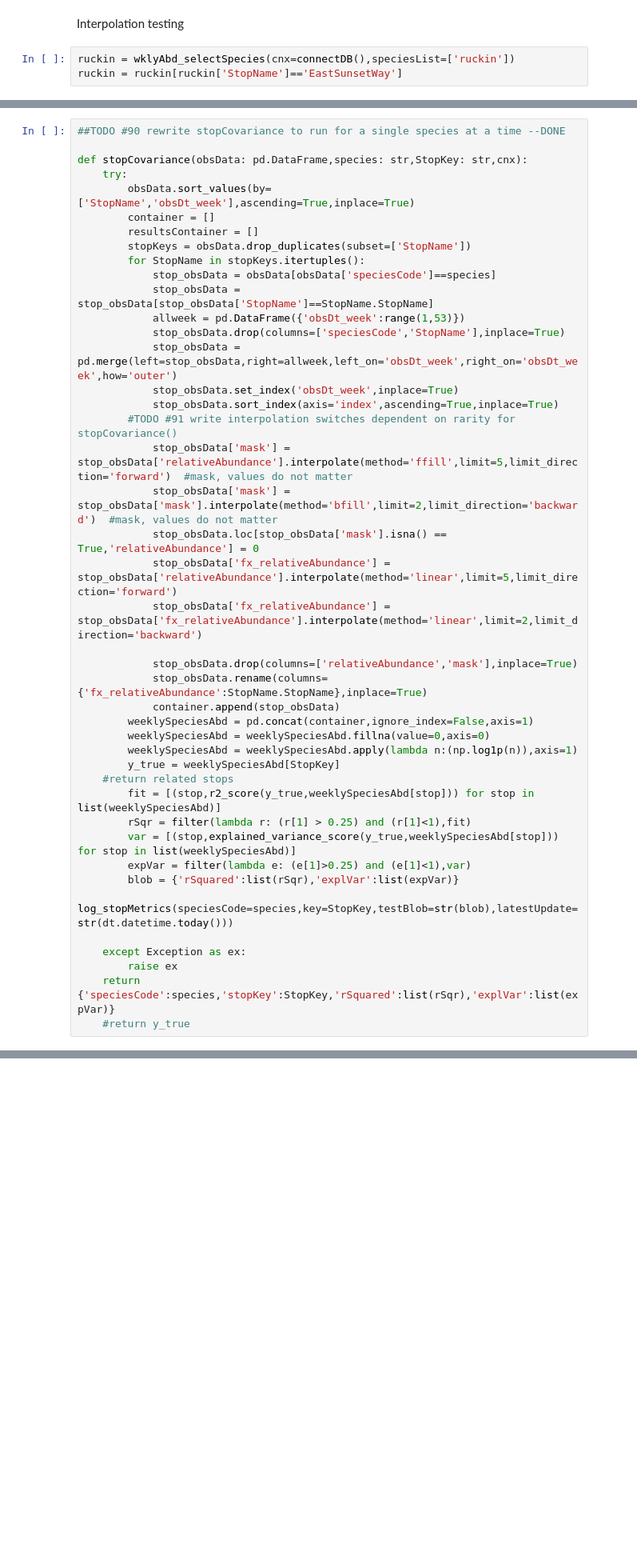
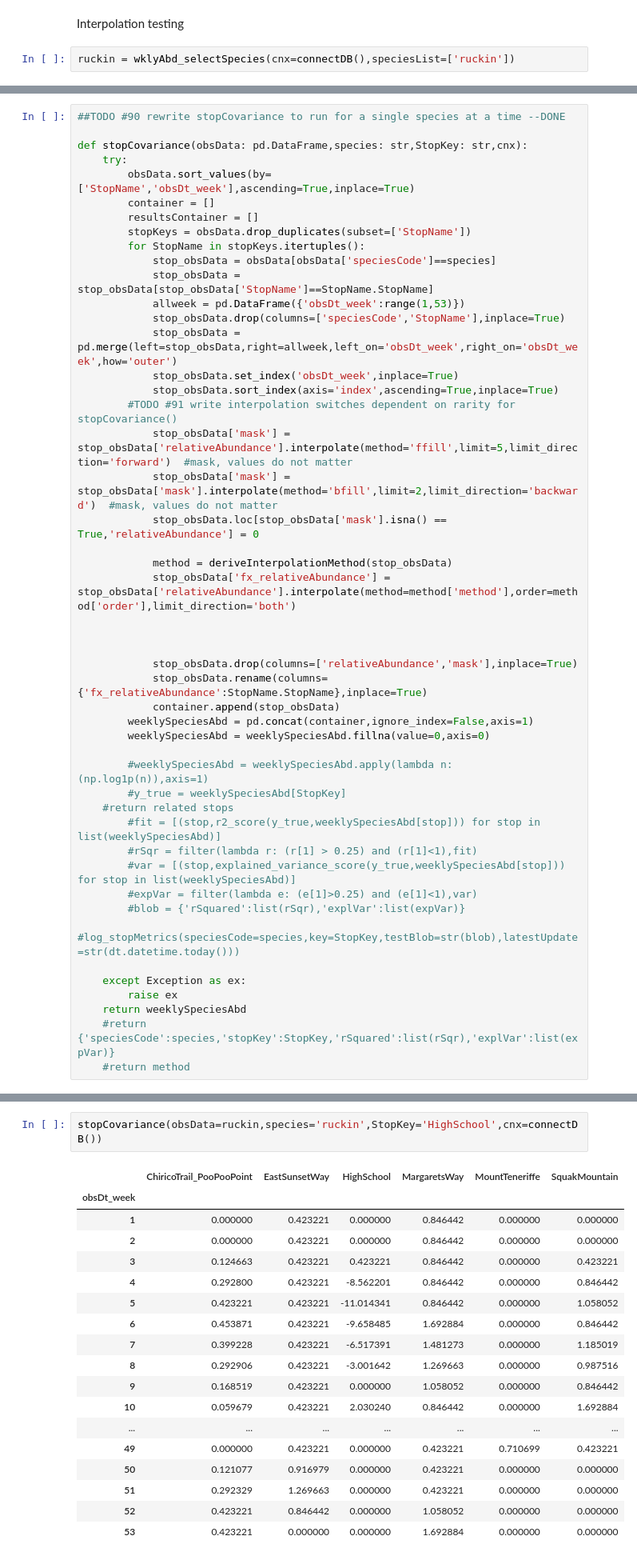
Before and after one commit to Tanag3r/trailheadDirect_birds, a Jupyter notebook: neuralSetup_analysis.ipynb, the cells around one changed output, grey strips where cells are left out. Shown at 80% size. Drawn from its saved outputs; the diff is of its cells as text; blank space fills up the shorter version.

Commit message:
fixed small sample size issues with interpolation

```diff
--- a/neuralSetup_analysis.ipynb
+++ b/neuralSetup_analysis.ipynb
@@ -120,4 +120,3 @@ def wklyAbd_selectSpecies(cnx,speciesList: list):
 Interpolation testing
 # %%
 ruckin = wklyAbd_selectSpecies(cnx=connectDB(),speciesList=['ruckin'])
-ruckin = ruckin[ruckin['StopName']=='EastSunsetWay']
@@ -192,25 +216,30 @@ def stopCovariance(obsData: pd.DataFrame,species: str,StopKey: str,cnx):
             stop_obsData['mask'] = stop_obsData['relativeAbundance'].interpolate(method='ffill',limit=5,limit_direction='forward')  #mask, values do not matter
             stop_obsData['mask'] = stop_obsData['mask'].interpolate(method='bfill',limit=2,limit_direction='backward')  #mask, values do not matter
             stop_obsData.loc[stop_obsData['mask'].isna() == True,'relativeAbundance'] = 0
-            stop_obsData['fx_relativeAbundance'] = stop_obsData['relativeAbundance'].interpolate(method='linear',limit=5,limit_direction='forward')
-            stop_obsData['fx_relativeAbundance'] = stop_obsData['fx_relativeAbundance'].interpolate(method='linear',limit=2,limit_direction='backward')
+
+            method = deriveInterpolationMethod(stop_obsData)
+            stop_obsData['fx_relativeAbundance'] = stop_obsData['relativeAbundance'].interpolate(method=method['method'],order=method['order'],limit_direction='both')
+
+
 
             stop_obsData.drop(columns=['relativeAbundance','mask'],inplace=True)
             stop_obsData.rename(columns={'fx_relativeAbundance':StopName.StopName},inplace=True)
             container.append(stop_obsData)
         weeklySpeciesAbd = pd.concat(container,ignore_index=False,axis=1)
         weeklySpeciesAbd = weeklySpeciesAbd.fillna(value=0,axis=0)
-        weeklySpeciesAbd = weeklySpeciesAbd.apply(lambda n:(np.log1p(n)),axis=1)
-        y_true = weeklySpeciesAbd[StopKey]
+
+        #weeklySpeciesAbd = weeklySpeciesAbd.apply(lambda n:(np.log1p(n)),axis=1)
+        #y_true = weeklySpeciesAbd[StopKey]
     #return related stops
-        fit = [(stop,r2_score(y_true,weeklySpeciesAbd[stop])) for stop in list(weeklySpeciesAbd)]
-        rSqr = filter(lambda r: (r[1] > 0.25) and (r[1]<1),fit)
-        var = [(stop,explained_variance_score(y_true,weeklySpeciesAbd[stop])) for stop in list(weeklySpeciesAbd)]
-        expVar = filter(lambda e: (e[1]>0.25) and (e[1]<1),var)
-        blob = {'rSquared':list(rSqr),'explVar':list(expVar)}
-        log_stopMetrics(speciesCode=species,key=StopKey,testBlob=str(blob),latestUpdate=str(dt.datetime.today()))
+        #fit = [(stop,r2_score(y_true,weeklySpeciesAbd[stop])) for stop in list(weeklySpeciesAbd)]
+        #rSqr = filter(lambda r: (r[1] > 0.25) and (r[1]<1),fit)
+        #var = [(stop,explained_variance_score(y_true,weeklySpeciesAbd[stop])) for stop in list(weeklySpeciesAbd)]
+        #expVar = filter(lambda e: (e[1]>0.25) and (e[1]<1),var)
+        #blob = {'rSquared':list(rSqr),'explVar':list(expVar)}
+        #log_stopMetrics(speciesCode=species,key=StopKey,testBlob=str(blob),latestUpdate=str(dt.datetime.today()))
 
     except Exception as ex:
         raise ex
-    return {'speciesCode':species,'stopKey':StopKey,'rSquared':list(rSqr),'explVar':list(expVar)}
-    #return y_true
+    return weeklySpeciesAbd
+    #return {'speciesCode':species,'stopKey':StopKey,'rSquared':list(rSqr),'explVar':list(expVar)}
+    #return method
@@ -222,2 +246,23 @@ for x in list(amerob['StopName'].drop_duplicates()):
+# %%
+stopCovariance(obsData=ruckin,species='ruckin',StopKey='HighSchool',cnx=connectDB())
+# %% [output]
+|  | ChiricoTrail_PooPooPoint | EastSunsetWay | HighSchool | MargaretsWay | MountTeneriffe | SquakMountain |
+| obsDt_week |  |  |  |  |  |  |
+| 1 | 0.000000 | 0.423221 | 0.000000 | 0.846442 | 0.000000 | 0.000000 |
+| 2 | 0.000000 | 0.423221 | 0.000000 | 0.846442 | 0.000000 | 0.000000 |
+| 3 | 0.124663 | 0.423221 | 0.423221 | 0.846442 | 0.000000 | 0.423221 |
+| 4 | 0.292800 | 0.423221 | -8.562201 | 0.846442 | 0.000000 | 0.846442 |
+| 5 | 0.423221 | 0.423221 | -11.014341 | 0.846442 | 0.000000 | 1.058052 |
+| 6 | 0.453871 | 0.423221 | -9.658485 | 1.692884 | 0.000000 | 0.846442 |
+| 7 | 0.399228 | 0.423221 | -6.517391 | 1.481273 | 0.000000 | 1.185019 |
+| 8 | 0.292906 | 0.423221 | -3.001642 | 1.269663 | 0.000000 | 0.987516 |
+| 9 | 0.168519 | 0.423221 | 0.000000 | 1.058052 | 0.000000 | 0.846442 |
+| 10 | 0.059679 | 0.423221 | 2.030240 | 0.846442 | 0.000000 | 1.692884 |
+| ... | ... | ... | ... | ... | ... | ... |
+| 49 | 0.000000 | 0.423221 | 0.000000 | 0.423221 | 0.710699 | 0.423221 |
+| 50 | 0.121077 | 0.916979 | 0.000000 | 0.423221 | 0.000000 | 0.000000 |
+| 51 | 0.292329 | 1.269663 | 0.000000 | 0.423221 | 0.000000 | 0.000000 |
+| 52 | 0.423221 | 0.846442 | 0.000000 | 1.058052 | 0.000000 | 0.000000 |
+| 53 | 0.423221 | 0.000000 | 0.000000 | 1.692884 | 0.000000 | 0.000000 |
 # %% [markdown]
 Habitats
```
Also changed, not shown: parts of 6 cells of this notebook, 1 other file.
